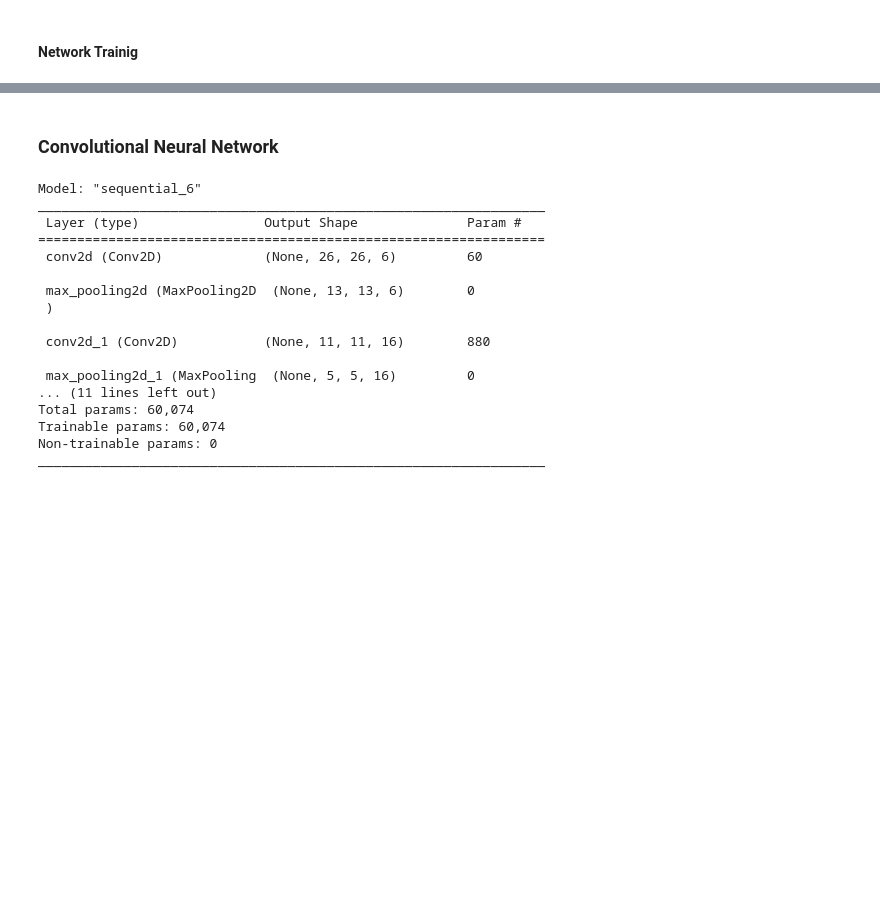
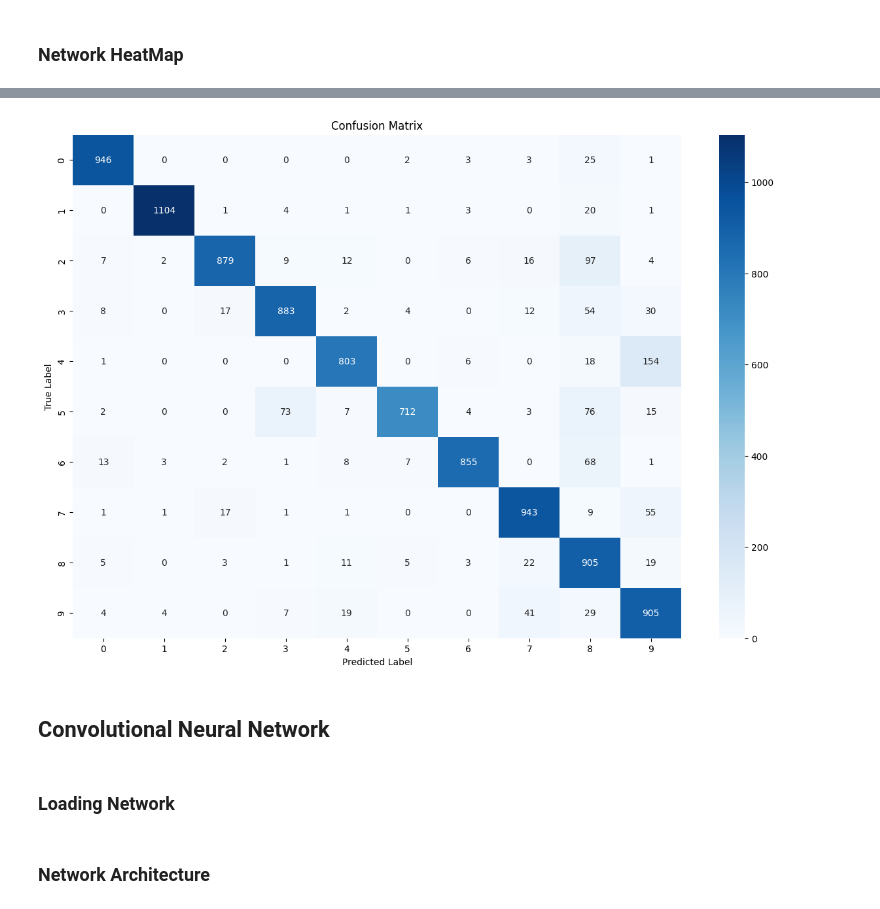
Before and after one commit to Eikinho/mnist_models, a Jupyter notebook: results.ipynb, the cells around one changed output, grey strips where cells are left out. Saved outputs shown, nothing was run; the diff lists cells and outputs as text; code cells hidden in the pictures; blank space fills up the shorter version.

```diff
--- a/results.ipynb
+++ b/results.ipynb
@@ -2,0 +15,3 @@
+# %%
+ANN = Net()
+ANN.load_model("src/results/ANN.h5")
@@ -5,6 +23,0 @@
-# %%
-from src.models.ANN import ANN
-
-ANN = ANN()
-ANN.model.build((28, 28, 1))
-ANN.model.summary()
@@ -27,6 +42,5 @@ _________________________________________________________________
 # %% [markdown]
-#### Network Trainig
+### Network HeatMap
-# %%
-ANN.train(0.2, 8, 5)
-
-print(ANN.evaluate())
+# %%
+ANN.plot_confusion_matrix(ANN.y_test, ANN.model.predict(ANN.x_test))
+# %% [output]
@@ -33,26 +50,5 @@ print(ANN.evaluate())
+[figure, added]
 # %% [markdown]
-### Convolutional Neural Network
+## Convolutional Neural Network
-# %%
-from src.models.CNN import CNN
-
-CNN = CNN()
-CNN.model.summary()
-# CNN.train(0.2, 8, 5)
-# %% [output]
-Model: "sequential_6"
-_________________________________________________________________
- Layer (type)                Output Shape              Param #
-=================================================================
- conv2d (Conv2D)             (None, 26, 26, 6)         60
-
- max_pooling2d (MaxPooling2D  (None, 13, 13, 6)        0
- )
-
- conv2d_1 (Conv2D)           (None, 11, 11, 16)        880
-
- max_pooling2d_1 (MaxPooling  (None, 5, 5, 16)         0
-... (11 lines left out)
-Total params: 60,074
-Trainable params: 60,074
-Non-trainable params: 0
-_________________________________________________________________
+# %% [markdown]
+### Loading Network
@@ -58,0 +58,2 @@ _________________________________________________________________
+# %% [markdown]
+### Network Architecture
```
Also changed, not shown: parts of 29 cells of this notebook, 10 other files.
